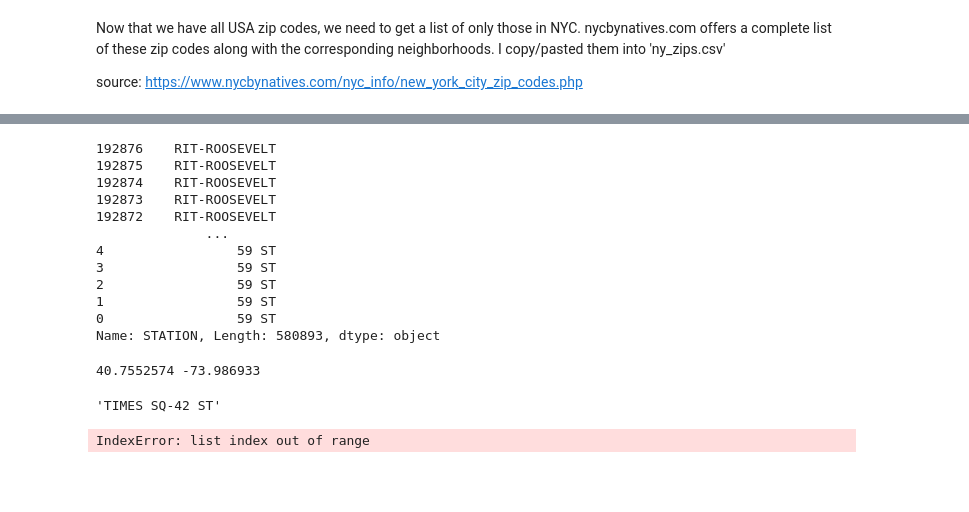
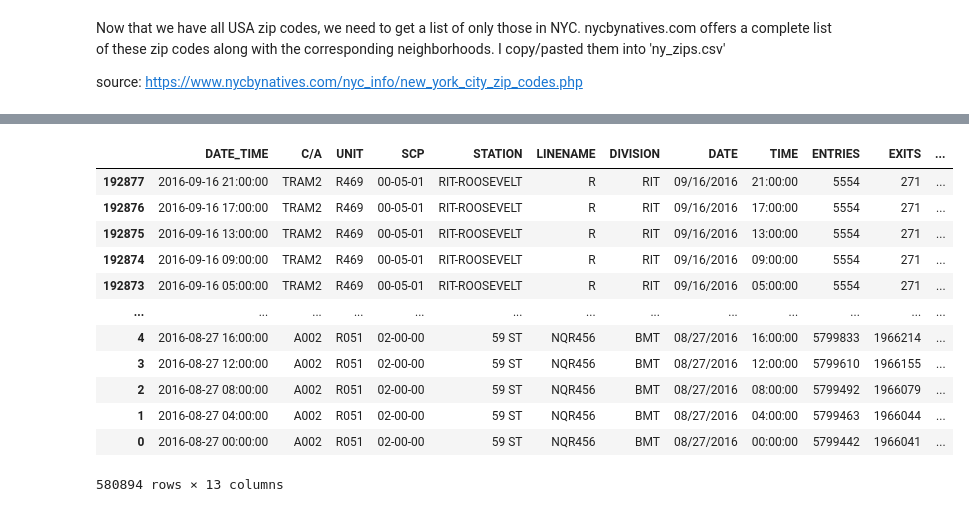
Before and after one commit to weizhao-BME/metis-project1, a Jupyter notebook: income_analysis.ipynb, the cells around one changed output, grey strips where cells are left out. Drawn from its saved outputs; the diff is of its cells as text; code cells hidden in the pictures; blank space fills up the shorter version.

Commit message:
Add updated income_analysis with station/zip dict

```diff
--- a/income_analysis.ipynb
+++ b/income_analysis.ipynb
@@ -161,24 +335,16 @@ mta_station_info
 # %%
-df.STATION
+df
 # %% [output]
+|  | DATE_TIME | C/A | UNIT | SCP | STATION | LINENAME | DIVISION | DATE | TIME | ENTRIES | EXITS | ... |
+| 192877 | 2016-09-16 21:00:00 | TRAM2 | R469 | 00-05-01 | RIT-ROOSEVELT | R | RIT | 09/16/2016 | 21:00:00 | 5554 | 271 | ... |
+| 192876 | 2016-09-16 17:00:00 | TRAM2 | R469 | 00-05-01 | RIT-ROOSEVELT | R | RIT | 09/16/2016 | 17:00:00 | 5554 | 271 | ... |
+| 192875 | 2016-09-16 13:00:00 | TRAM2 | R469 | 00-05-01 | RIT-ROOSEVELT | R | RIT | 09/16/2016 | 13:00:00 | 5554 | 271 | ... |
+| 192874 | 2016-09-16 09:00:00 | TRAM2 | R469 | 00-05-01 | RIT-ROOSEVELT | R | RIT | 09/16/2016 | 09:00:00 | 5554 | 271 | ... |
+| 192873 | 2016-09-16 05:00:00 | TRAM2 | R469 | 00-05-01 | RIT-ROOSEVELT | R | RIT | 09/16/2016 | 05:00:00 | 5554 | 271 | ... |
+| ... | ... | ... | ... | ... | ... | ... | ... | ... | ... | ... | ... | ... |
+| 4 | 2016-08-27 16:00:00 | A002 | R051 | 02-00-00 | 59 ST | NQR456 | BMT | 08/27/2016 | 16:00:00 | 5799833 | 1966214 | ... |
+| 3 | 2016-08-27 12:00:00 | A002 | R051 | 02-00-00 | 59 ST | NQR456 | BMT | 08/27/2016 | 12:00:00 | 5799610 | 1966155 | ... |
+| 2 | 2016-08-27 08:00:00 | A002 | R051 | 02-00-00 | 59 ST | NQR456 | BMT | 08/27/2016 | 08:00:00 | 5799492 | 1966079 | ... |
+| 1 | 2016-08-27 04:00:00 | A002 | R051 | 02-00-00 | 59 ST | NQR456 | BMT | 08/27/2016 | 04:00:00 | 5799463 | 1966044 | ... |
+| 0 | 2016-08-27 00:00:00 | A002 | R051 | 02-00-00 | 59 ST | NQR456 | BMT | 08/27/2016 | 00:00:00 | 5799442 | 1966041 | ... |
-192876    RIT-ROOSEVELT
-192875    RIT-ROOSEVELT
-192874    RIT-ROOSEVELT
-192873    RIT-ROOSEVELT
-192872    RIT-ROOSEVELT
-              ...
-4                 59 ST
-3                 59 ST
-2                 59 ST
-1                 59 ST
-0                 59 ST
-Name: STATION, Length: 580893, dtype: object
+580894 rows × 13 columns
-# %%
-import googlemaps
-gmaps = googlemaps.Client(key='AIzaSyB7VjMRZtf7N8d_kZZhHJSzpkEJ3M8hPrA')
-# Geocoding an address
-geocode_result = gmaps.geocode('TIMES SQ-42 ST')
-zipcode = geocode_result[1]['address_components'][6]['long_name']
-print(zipcode)
-# %% [output]
-40.7552574 -73.986933
@@ -201,8 +350,0 @@ def get_zipcode(address):
-# %%
-'TIMES SQ-42 ST'
-# %% [output]
-'TIMES SQ-42 ST'
-# %%
-df['station_zipcode'] = df['STATION'].apply(get_zipcode)
-# %% [output]
-IndexError: list index out of range
```
Also changed, not shown: parts of 30 cells of this notebook, 1 other file.
